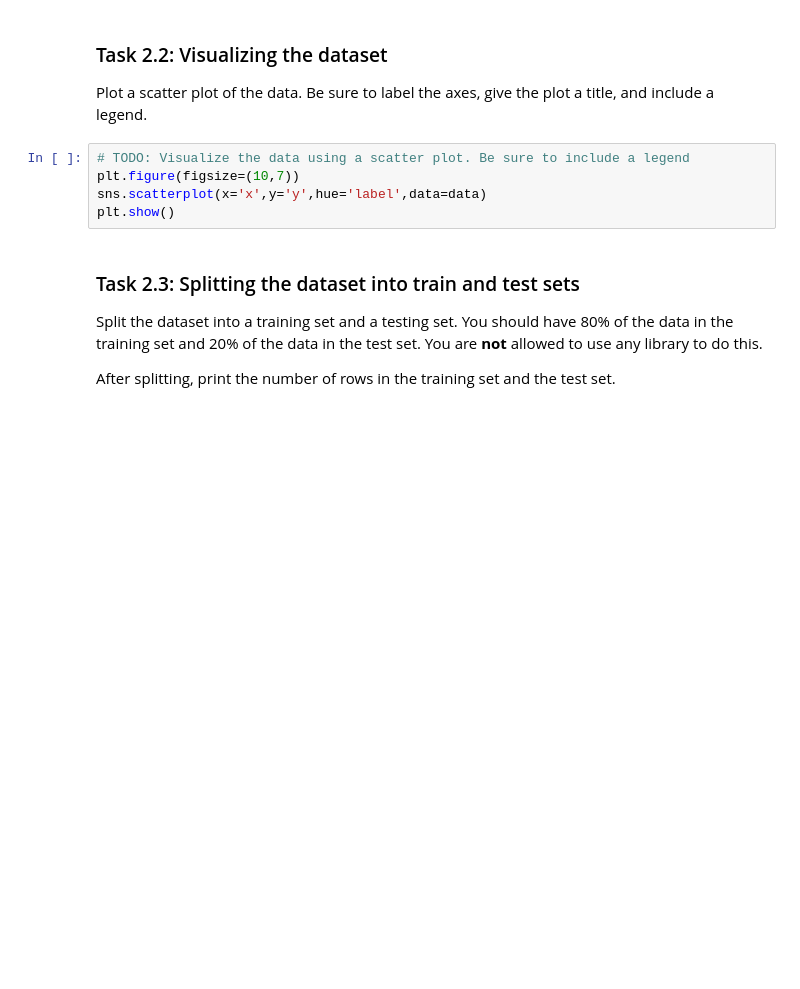
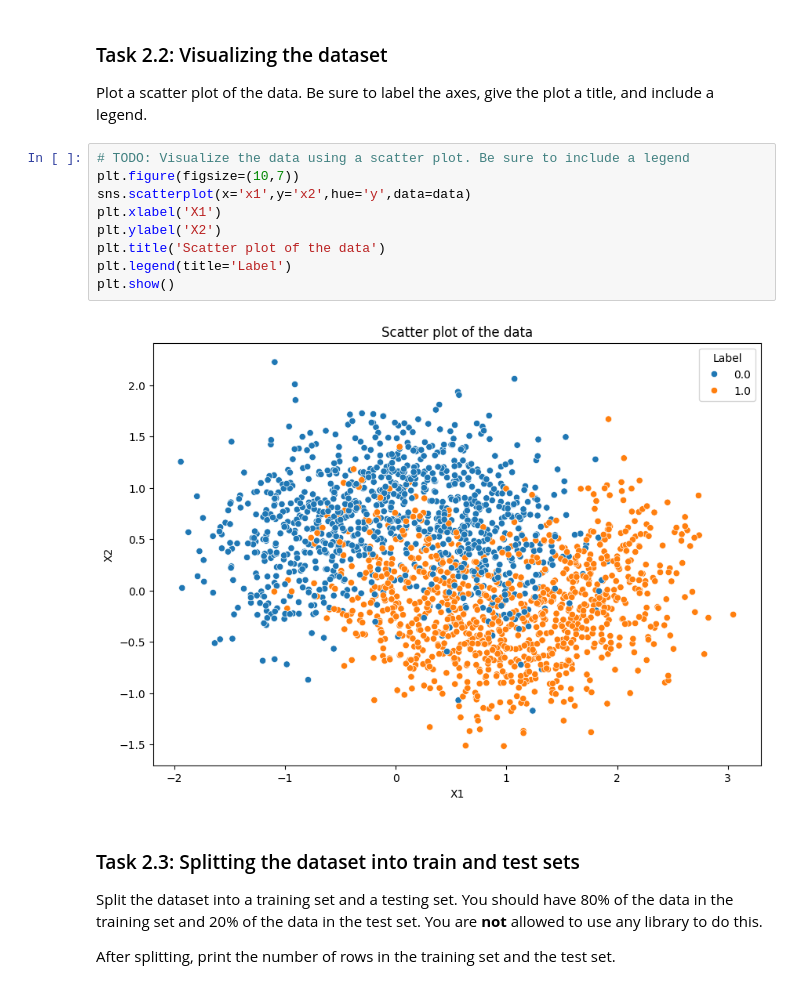
Before and after one commit to 26100226/CS331-PA2, a Jupyter notebook: Group-54_S2_PA2.ipynb, the cells around one changed output. Drawn from its saved outputs; the diff is of its cells as text; blank space fills up the shorter version.

```diff
--- a/Group-54_S2_PA2.ipynb
+++ b/Group-54_S2_PA2.ipynb
@@ -735,8 +729,14 @@ Plot a scatter plot of the data. Be sure to label the axes, give the plot a titl
 # %%
 # TODO: Visualize the data using a scatter plot. Be sure to include a legend
 plt.figure(figsize=(10,7))
-sns.scatterplot(x='x',y='y',hue='label',data=data)
+sns.scatterplot(x='x1',y='x2',hue='y',data=data)
+plt.xlabel('X1')
+plt.ylabel('X2')
+plt.title('Scatter plot of the data')
+plt.legend(title='Label')
 plt.show()
+# %% [output]
+[figure, added]
 # %% [markdown]
 ### Task 2.3: Splitting the dataset into train and test sets
 
```
Also changed, not shown: parts of 17 cells of this notebook.
